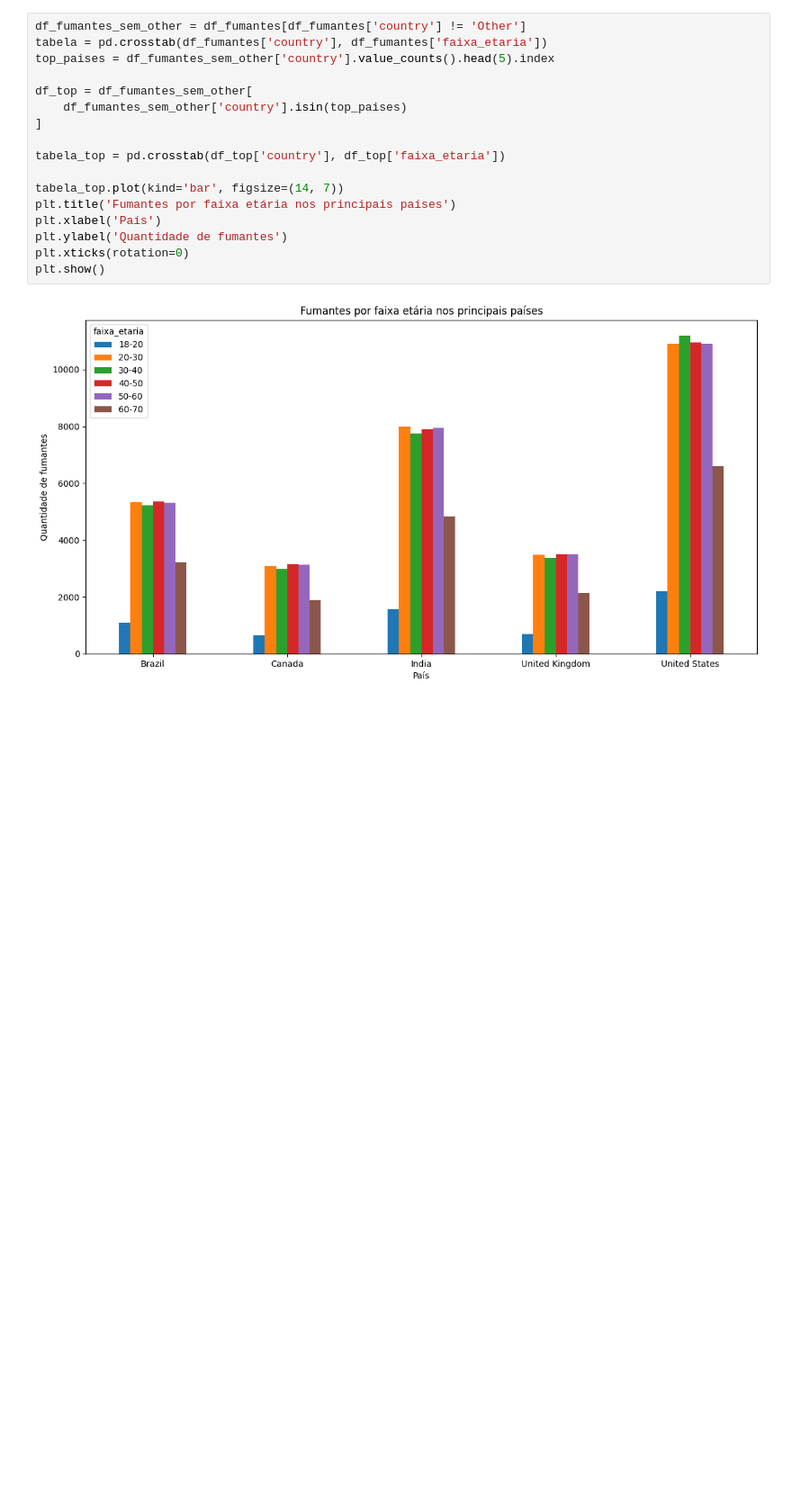
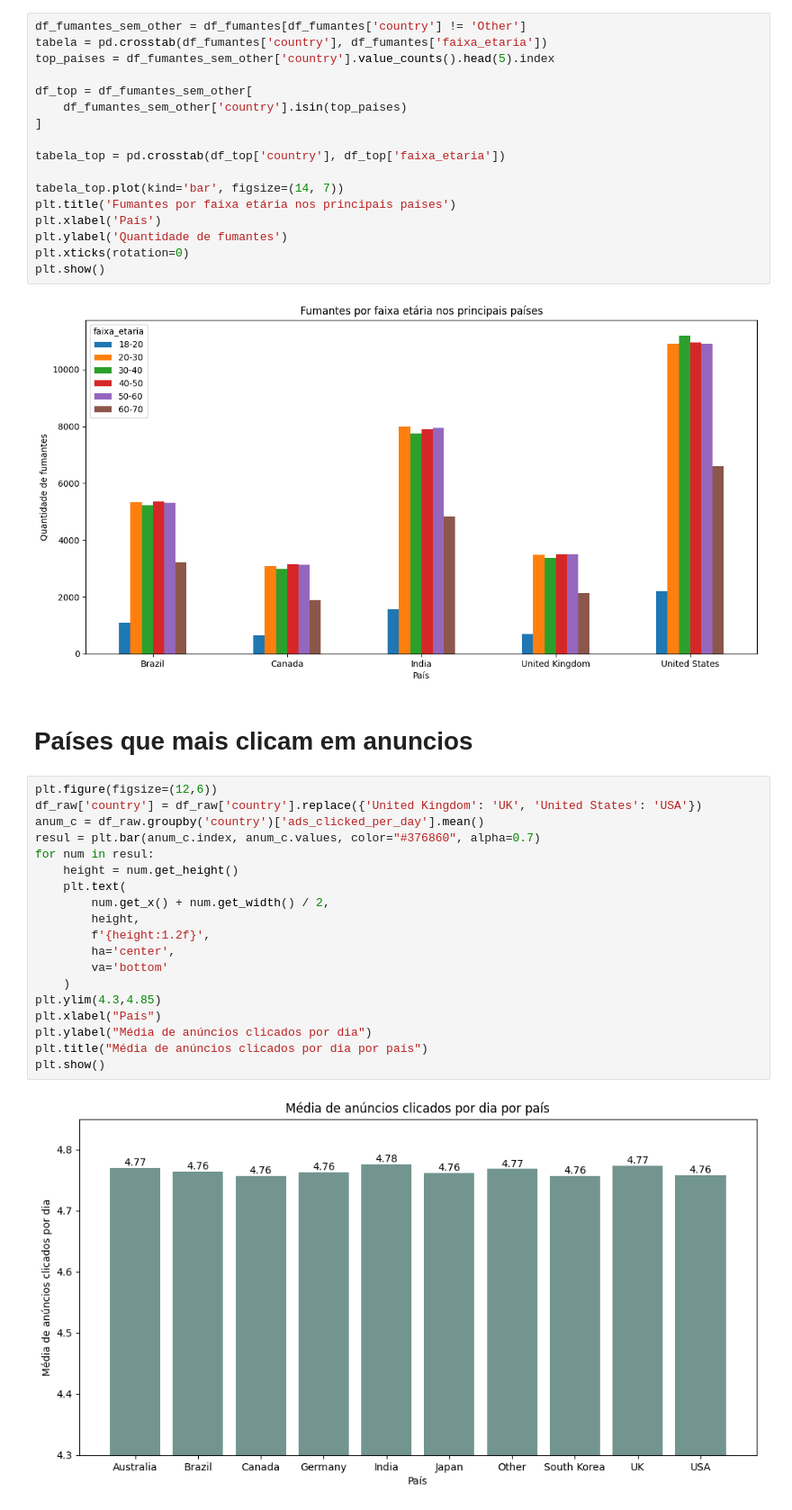
Before and after one commit to H3ytt0r62/SBD2-Social_Media_User_Analysis, a Jupyter notebook: Data layer/Raw/analytcs.ipynb, the cells around one changed output. Shown at 90% size. Saved outputs shown, nothing was run; the diff lists cells and outputs as text; blank space fills up the shorter version.

```diff
--- a/Data layer/Raw/analytcs.ipynb
+++ b/Data layer/Raw/analytcs.ipynb
@@ -137,3 +151,26 @@ plt.xticks(rotation=0)
 plt.show()
 # %% [output]
 [figure]
+# %% [markdown]
+# Países que mais clicam em anuncios
+# %%
+plt.figure(figsize=(12,6))
+df_raw['country'] = df_raw['country'].replace({'United Kingdom': 'UK', 'United States': 'USA'})
+anum_c = df_raw.groupby('country')['ads_clicked_per_day'].mean()
+resul = plt.bar(anum_c.index, anum_c.values, color="#376860", alpha=0.7)
+for num in resul:
+    height = num.get_height()
+    plt.text(
+        num.get_x() + num.get_width() / 2,
+        height,
+        f'{height:1.2f}',
+        ha='center',
+        va='bottom'
+    )
+plt.ylim(4.3,4.85)
+plt.xlabel("País")
+plt.ylabel("Média de anúncios clicados por dia")
+plt.title("Média de anúncios clicados por dia por país")
+plt.show()
+# %% [output]
+[figure, added]
```
Also changed, not shown: parts of 9 cells of this notebook.
